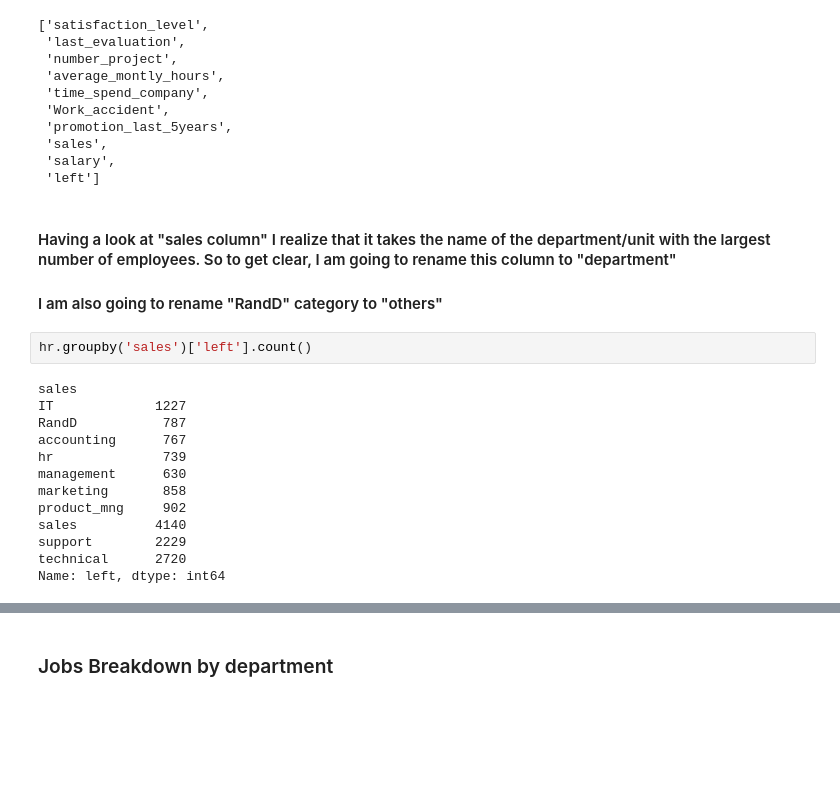
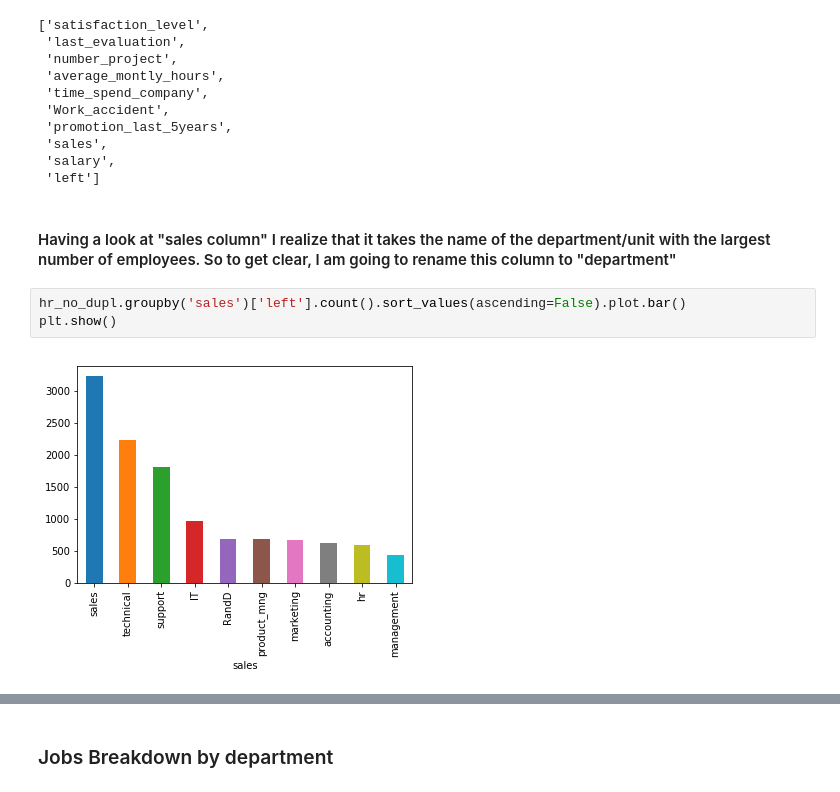
Before and after one commit to MariaGamero/TFM-ReasonsforEmployeeTurnover, a Jupyter notebook: Employee_retention.ipynb, the cells around one changed output, grey strips where cells are left out. Saved outputs shown, nothing was run; the diff lists cells and outputs as text; blank space fills up the shorter version.

```diff
--- a/Employee_retention.ipynb
+++ b/Employee_retention.ipynb
@@ -151,20 +191,9 @@ cols[:6]+cols[7:]+cols[6:7]
  'left']
 # %% [markdown]
 ####  Having a look at "sales column" I realize that it takes the name of the department/unit  with  the largest number of employees. So to get clear, I am going to rename this column to "department"
-#### I am also going to rename "RandD" category  to "others"
 # %%
-hr.groupby('sales')['left'].count()
+hr_no_dupl.groupby('sales')['left'].count().sort_values(ascending=False).plot.bar()
+plt.show()
 # %% [output]
-sales
-IT             1227
-RandD           787
-accounting      767
-hr              739
-management      630
-marketing       858
-product_mng     902
-sales          4140
-support        2229
-technical      2720
-Name: left, dtype: int64
+[figure, added]
 # %%
```
Also changed, not shown: parts of 21 cells of this notebook.
